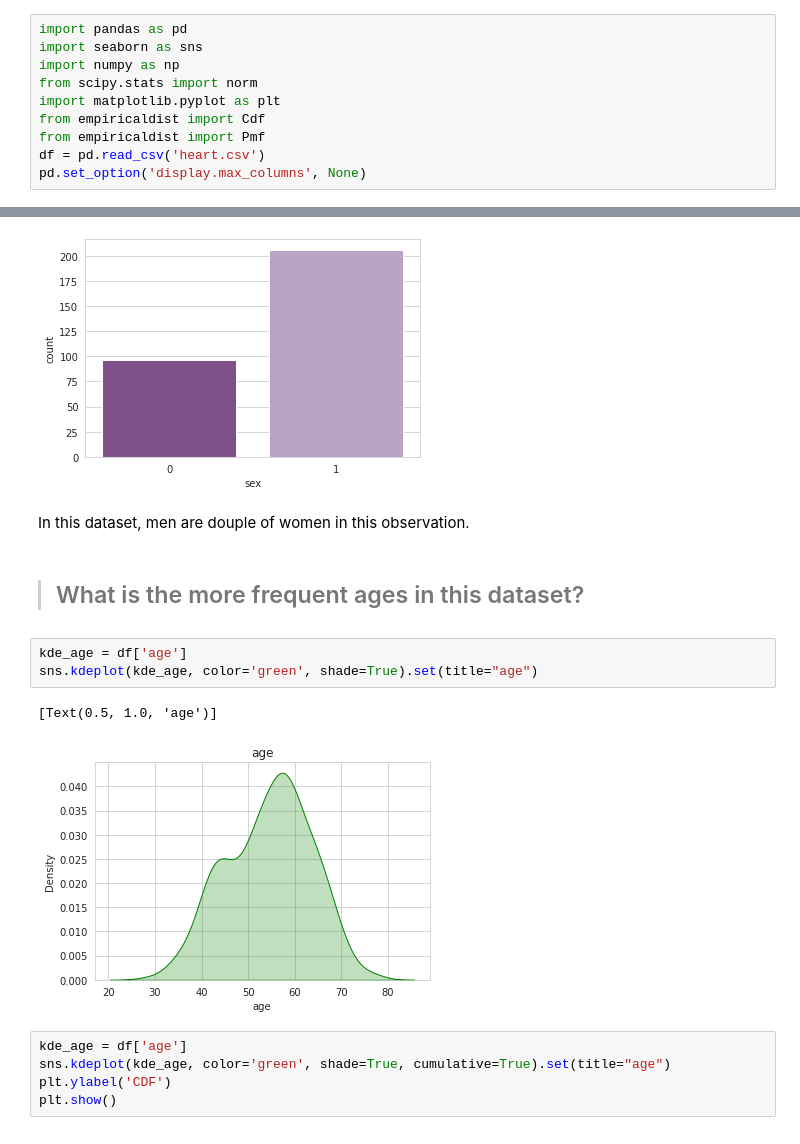
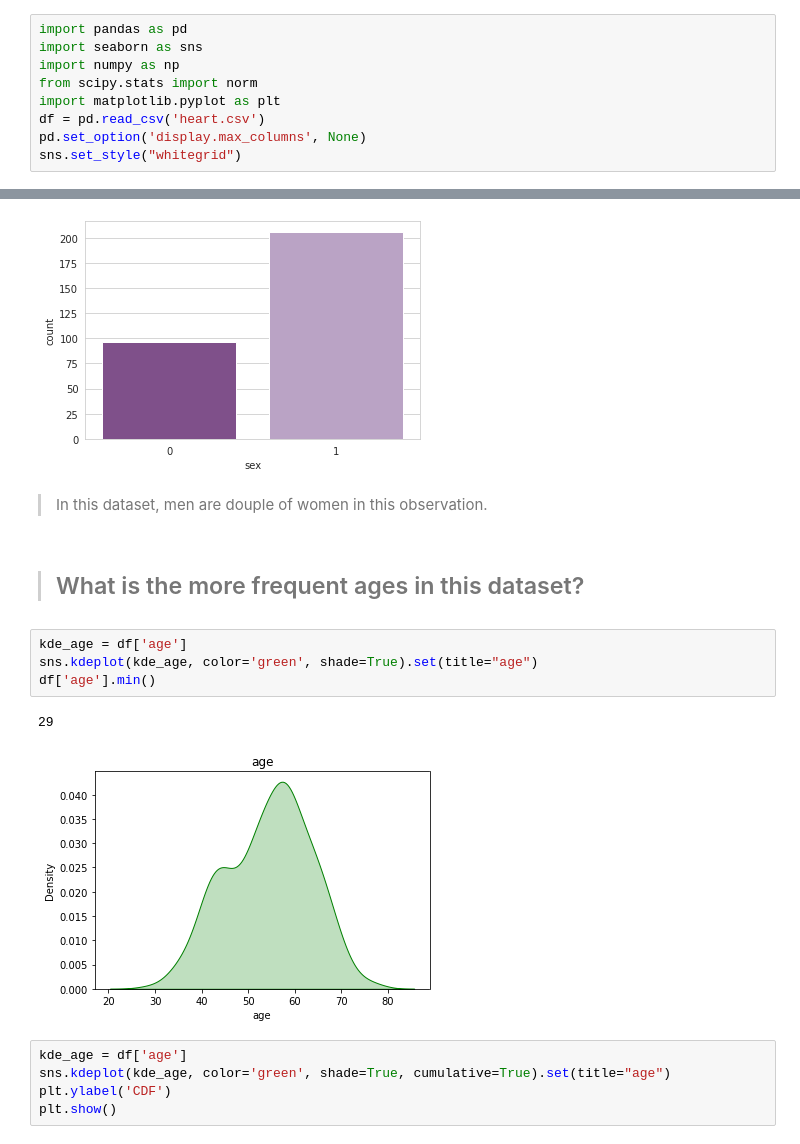
Before and after one commit to MariamZayed/Exploratory-Data-Analysis-EDA, a Jupyter notebook: EDA-Heart-Attack.ipynb, the cells around one changed output, grey strips where cells are left out. Drawn from its saved outputs; the diff is of its cells as text.

Commit message:
This is the new modified one, added more observation

```diff
--- a/EDA-Heart-Attack.ipynb
+++ b/EDA-Heart-Attack.ipynb
@@ -19,10 +6,9 @@ import seaborn as sns
 import numpy as np
 from scipy.stats import norm
 import matplotlib.pyplot as plt
-from empiricaldist import Cdf
-from empiricaldist import Pmf
 df = pd.read_csv('heart.csv')
 pd.set_option('display.max_columns', None)
+sns.set_style("whitegrid")
 # %% [markdown]
 # **Exploriation Section**
 # %%
@@ -300,15 +163,16 @@ sns.countplot(x='sex',data=df)
 <matplotlib.axes._subplots.AxesSubplot at 0x...>
 [figure]
 # %% [markdown]
-In this dataset, men are douple of women in this observation.
+>In this dataset, men are douple of women in this observation.
 # %% [markdown]
 > ## What is the more frequent ages in this dataset?
 # %%
 kde_age = df['age']
 sns.kdeplot(kde_age, color='green', shade=True).set(title="age")
+df['age'].min()
 # %% [output]
-[Text(0.5, 1.0, 'age')]
+29
-[figure, old version]
+[figure, new version]
 # %%
 kde_age = df['age']
 sns.kdeplot(kde_age, color='green', shade=True, cumulative=True).set(title="age")
```
Also changed, not shown: parts of 41 cells of this notebook.
